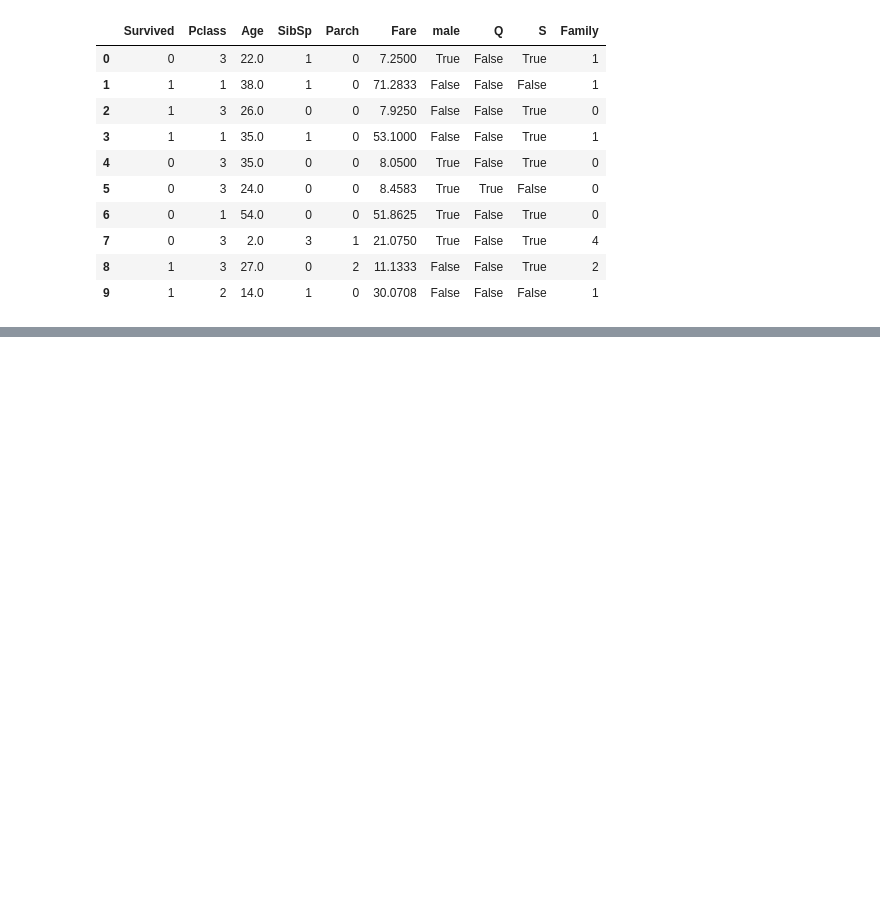
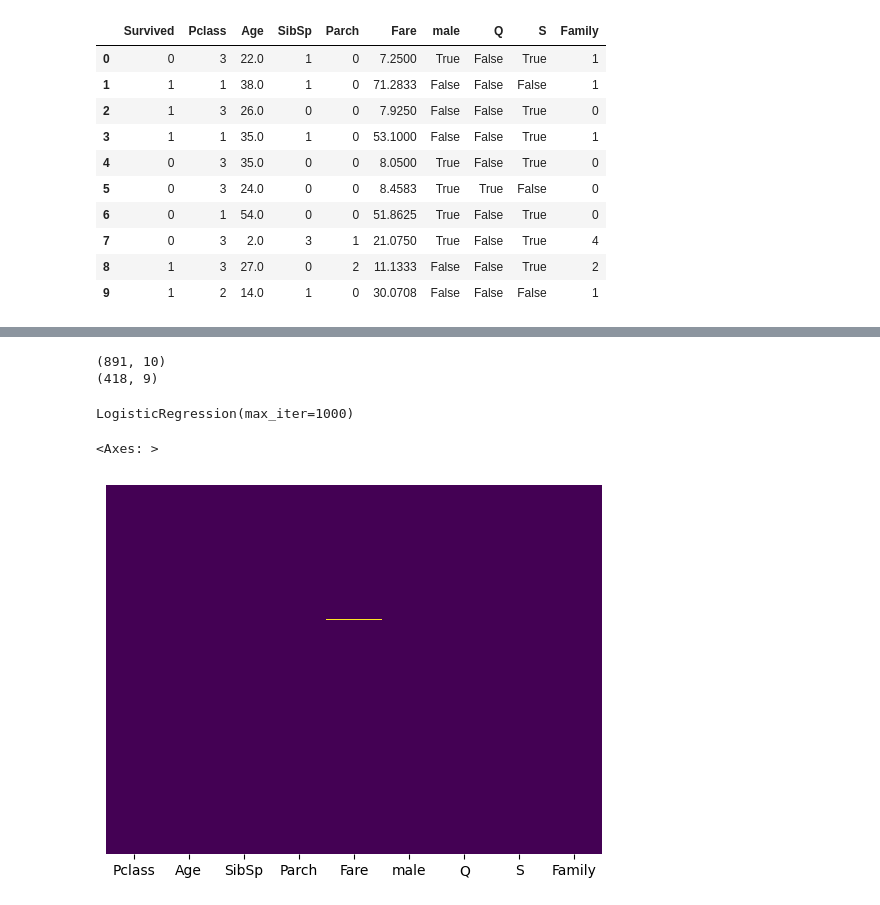
Before and after one commit to alexbond008/Titanic-ML-from-Disaster, a Jupyter notebook: titanic.ipynb, the cells around one changed output, grey strips where cells are left out. Drawn from its saved outputs; the diff is of its cells as text; code cells hidden in the pictures; blank space fills up the shorter version.

```diff
--- a/titanic.ipynb
+++ b/titanic.ipynb
@@ -118,12 +122,17 @@ Data columns (total 11 columns):
 dtypes: float64(2), int64(5), object(4)
 memory usage: 76.7+ KB
 # %%
-sex = pd.get_dummies(train_data['Sex'], drop_first=True)
-embarked = pd.get_dummies(train_data['Embarked'], drop_first=True)
+sex_train = pd.get_dummies(train_data['Sex'], drop_first=True)
+embarked_train= pd.get_dummies(train_data['Embarked'], drop_first=True)
+
+sex_test = pd.get_dummies(test_data['Sex'], drop_first=True)
+embarked_test = pd.get_dummies(test_data['Embarked'], drop_first=True)
 # %%
 train_data.drop(['Sex', 'Ticket', 'Name', 'PassengerId','Embarked'], axis=1, inplace=True)
+test_data.drop(['Sex', 'Ticket', 'Name', 'PassengerId','Embarked'], axis=1, inplace=True)
 # %%
-train_data = pd.concat([train_data,sex, embarked], axis=1)
+train_data = pd.concat([train_data,sex_train, embarked_train], axis=1)
+test_data = pd.concat([test_data,sex_test, embarked_test], axis=1)
 train_data.head(10)
 # %% [output]
 |  | Survived | Pclass | Age | SibSp | Parch | Fare | male | Q | S |
@@ -145,8 +154,10 @@ plt.show()
 # %% [output]
 [figure]
 # %%
-family = train_data['SibSp'] + train_data['Parch']
-train_data['Family'] = family
+family_train = train_data['SibSp'] + train_data['Parch']
+train_data['Family'] = family_train
+family_test = test_data['SibSp'] + test_data['Parch']
+test_data['Family'] = family_test
 train_data.head(10)
 # %% [output]
 |  | Survived | Pclass | Age | SibSp | Parch | Fare | male | Q | S | Family |
@@ -162,0 +192,22 @@ train_data.head(10)
+# %%
+print(train_data.shape)
+print(test_data.shape)
+# %% [output]
+(891, 10)
+(418, 9)
+# %%
+from sklearn.model_selection import train_test_split
+from sklearn.linear_model import LogisticRegression
+X = train_data.drop(['Survived'], axis=1)
+y = train_data['Survived']
+
+
+logmodel = LogisticRegression(max_iter=1000)
+logmodel.fit(X,y)
+# %% [output]
+LogisticRegression(max_iter=1000)
+# %%
+sns.heatmap(test_data.isnull(), yticklabels=False, cbar=False, cmap='viridis')
+# %% [output]
+<Axes: >
+[figure, added]
```
Also changed, not shown: parts of 10 cells of this notebook, 5 other files.
